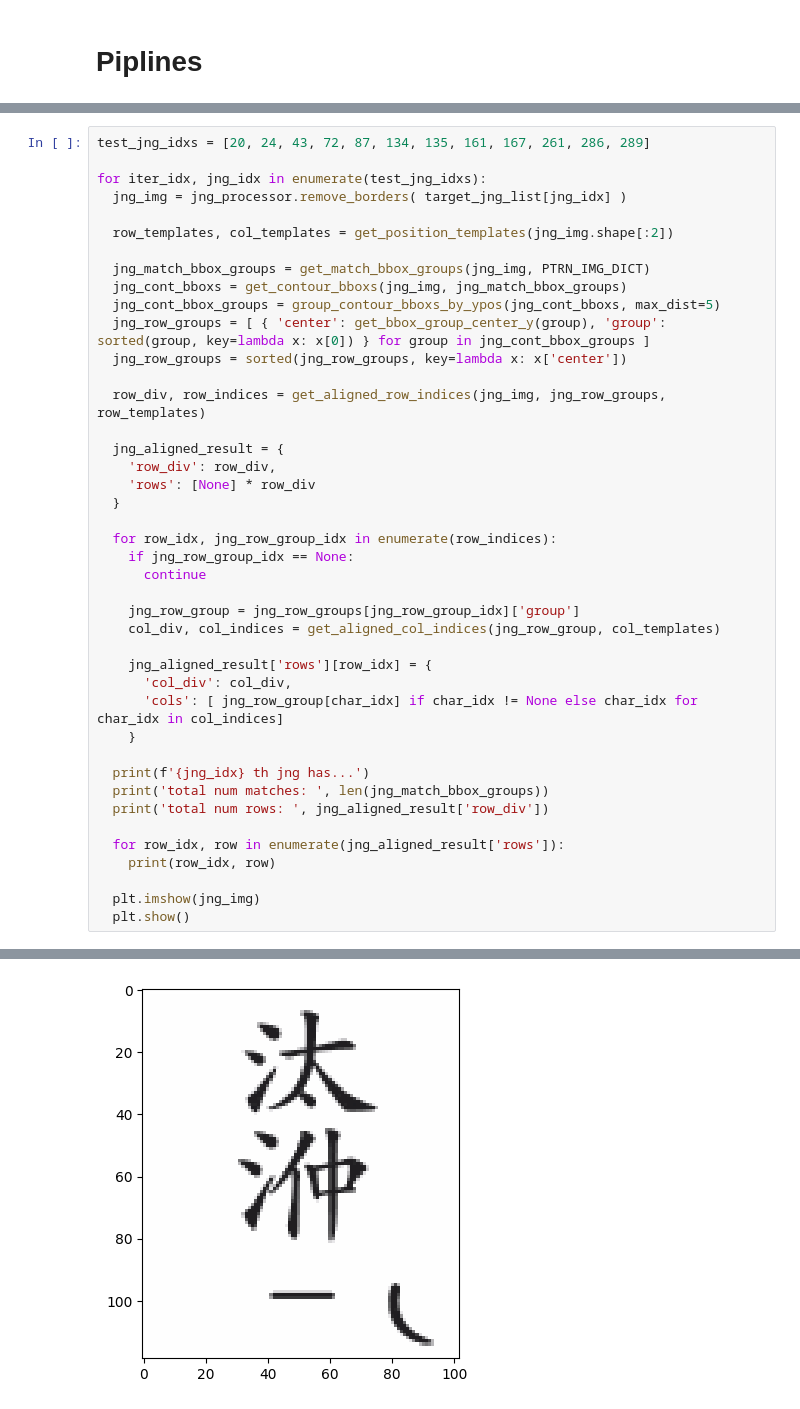
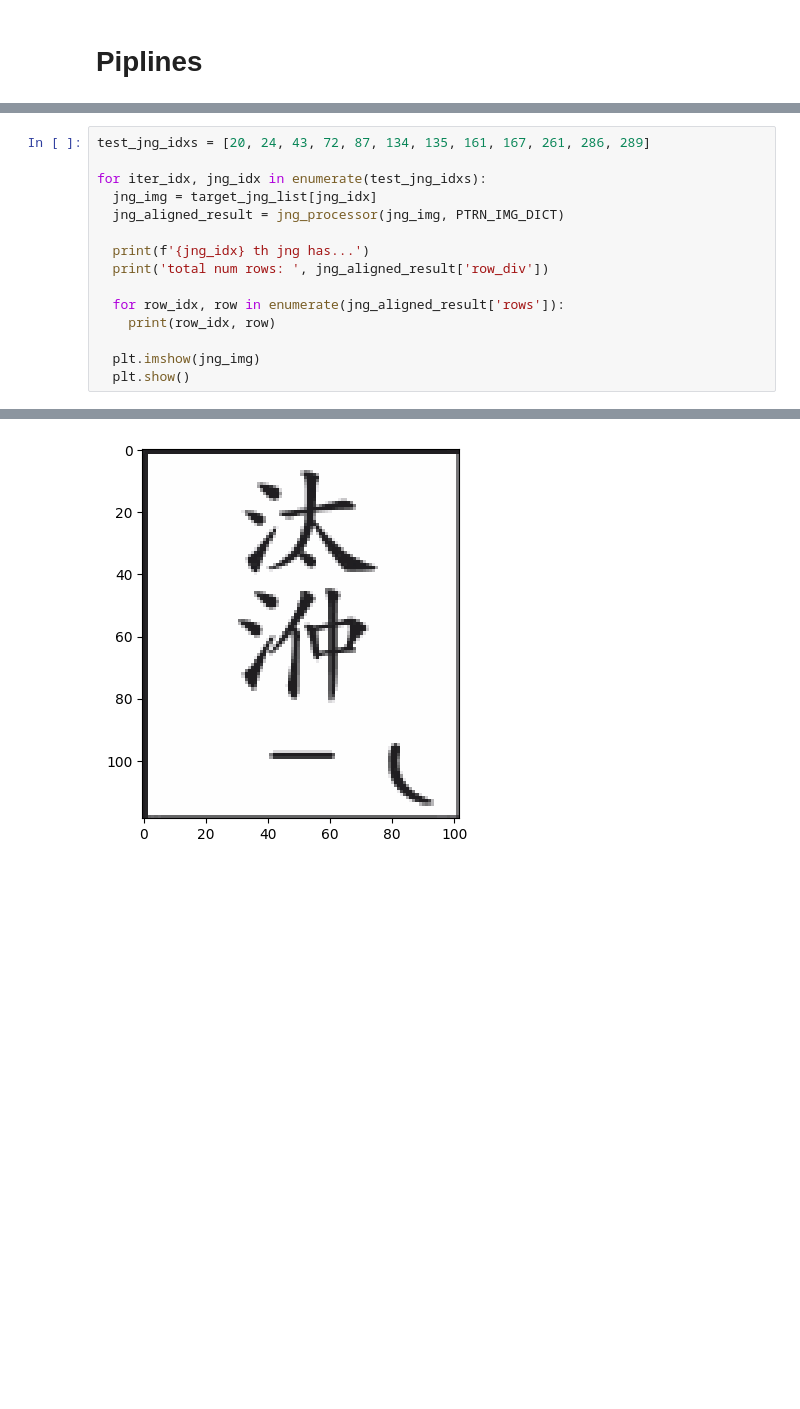
Before and after one commit to MALerLab/jeongganbo-omr, a Jupyter notebook: notebooks/jeonggan_process_pipline.ipynb, the cells around one changed output, grey strips where cells are left out. Drawn from its saved outputs; the diff is of its cells as text; blank space fills up the shorter version.

```diff
--- a/notebooks/jeonggan_process_pipline.ipynb
+++ b/notebooks/jeonggan_process_pipline.ipynb
@@ -271,37 +90,10 @@ def get_aligned_col_indices(group, templates, max_dist=5):
 test_jng_idxs = [20, 24, 43, 72, 87, 134, 135, 161, 167, 261, 286, 289]
 
 for iter_idx, jng_idx in enumerate(test_jng_idxs):
-  jng_img = jng_processor.remove_borders( target_jng_list[jng_idx] )
-
-  row_templates, col_templates = get_position_templates(jng_img.shape[:2])
-
-  jng_match_bbox_groups = get_match_bbox_groups(jng_img, PTRN_IMG_DICT)
-  jng_cont_bboxs = get_contour_bboxs(jng_img, jng_match_bbox_groups)
-  jng_cont_bbox_groups = group_contour_bboxs_by_ypos(jng_cont_bboxs, max_dist=5)
-  jng_row_groups = [ { 'center': get_bbox_group_center_y(group), 'group': sorted(group, key=lambda x: x[0]) } for group in jng_cont_bbox_groups ]
-  jng_row_groups = sorted(jng_row_groups, key=lambda x: x['center'])
-
-  row_div, row_indices = get_aligned_row_indices(jng_img, jng_row_groups, row_templates)
-
-  jng_aligned_result = {
-    'row_div': row_div,
-    'rows': [None] * row_div
-  }
-
-  for row_idx, jng_row_group_idx in enumerate(row_indices):
-    if jng_row_group_idx == None:
-      continue
-
-    jng_row_group = jng_row_groups[jng_row_group_idx]['group']
-    col_div, col_indices = get_aligned_col_indices(jng_row_group, col_templates)
-
-    jng_aligned_result['rows'][row_idx] = {
-      'col_div': col_div,
-      'cols': [ jng_row_group[char_idx] if char_idx != None else char_idx for char_idx in col_indices]
-    }
+  jng_img = target_jng_list[jng_idx]
+  jng_aligned_result = jng_processor(jng_img, PTRN_IMG_DICT)
 
   print(f'{jng_idx} th jng has...')
-  print('total num matches: ', len(jng_match_bbox_groups))
   print('total num rows: ', jng_aligned_result['row_div'])
 
   for row_idx, row in enumerate(jng_aligned_result['rows']):
@@ -351,3 +137,3 @@ total num rows:  3
 2 None
-[figure, old version]
+[figure, new version]
 ... (12 outputs left out)
```
Also changed, not shown: parts of 10 cells of this notebook, 9 other files.
